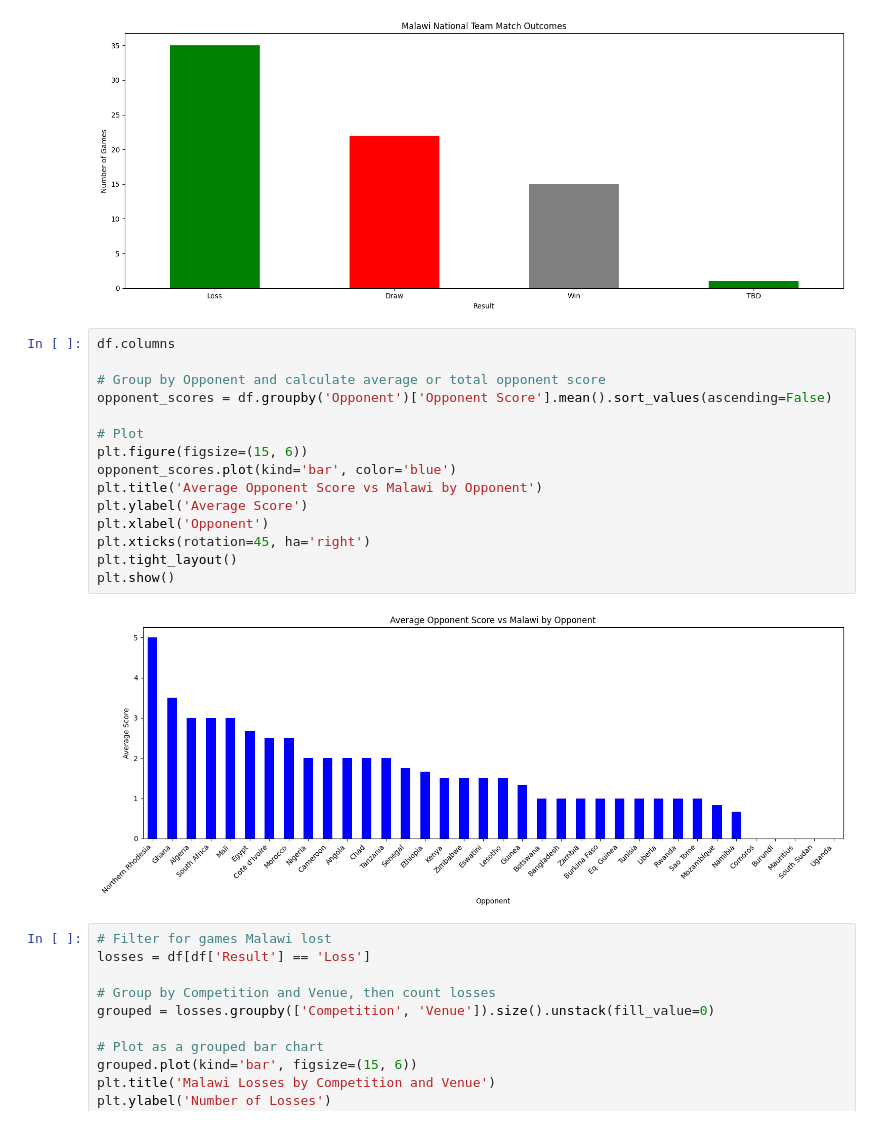
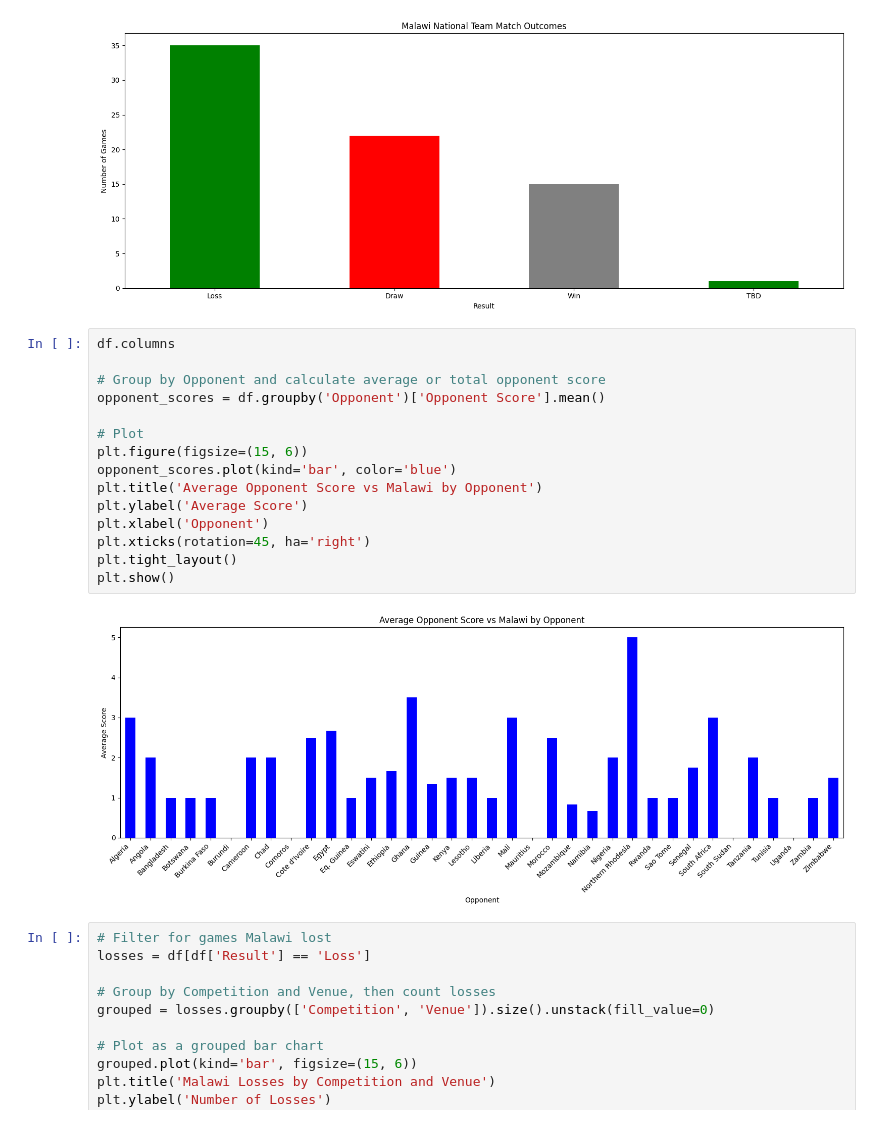
Before and after one commit to Victoire03/Malawi_National_Soccer_Team, a Jupyter notebook: Malawi_National_Soccer_Team.ipynb, the cells around one changed output. Saved outputs shown, nothing was run; the diff lists cells and outputs as text.

Commit message:
Average score by opponent sorting set to false

```diff
--- a/Malawi_National_Soccer_Team.ipynb
+++ b/Malawi_National_Soccer_Team.ipynb
@@ -25,20 +25,20 @@ plt.show()
 # %%
 df.columns
 
 # Group by Opponent and calculate average or total opponent score
-opponent_scores = df.groupby('Opponent')['Opponent Score'].mean().sort_values(ascending=False)
+opponent_scores = df.groupby('Opponent')['Opponent Score'].mean()
 
 # Plot
 plt.figure(figsize=(15, 6))
 opponent_scores.plot(kind='bar', color='blue')
 plt.title('Average Opponent Score vs Malawi by Opponent')
 plt.ylabel('Average Score')
 plt.xlabel('Opponent')
 plt.xticks(rotation=45, ha='right')
 plt.tight_layout()
 plt.show()
 # %% [output]
-[figure, old version]
+[figure, new version]
 # %%
 # Filter for games Malawi lost
 losses = df[df['Result'] == 'Loss']
```
